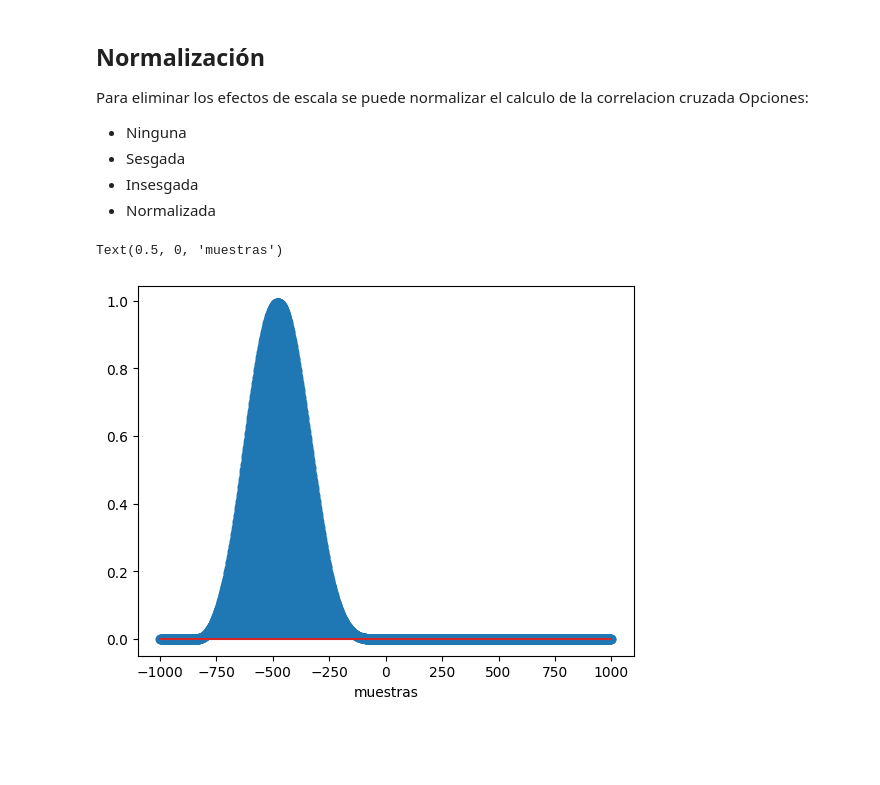
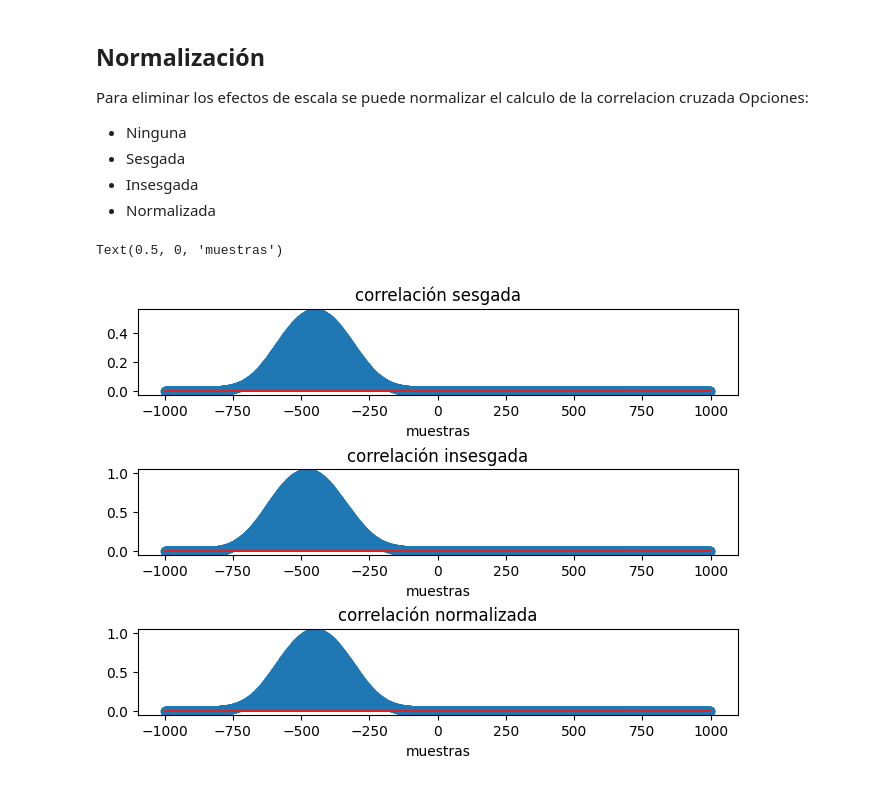
Before and after one commit to nelsonfvt/CyM_PDS, a Jupyter notebook: Teoría/5.Conceptos estadísticos/correlacion.ipynb, the cells around one changed output. Cells and saved outputs as stored; diff of their text form; code cells hidden in the pictures; blank space fills up the shorter version.

```diff
--- a/Teoría/5.Conceptos estadísticos/correlacion.ipynb
+++ b/Teoría/5.Conceptos estadísticos/correlacion.ipynb
@@ -81,28 +86,39 @@ Opciones:
 # %%
 def xcorr_sesgada(xx, yy):
     rxy = signal.correlate(xx,yy)
     lgs = signal.correlation_lags(xx.size,yy.size)
     N = np.size(xx)
     return rxy/N
 
 def xcorr_insesgada(xx, yy):
     rxy = signal.correlate(xx,yy)
     lgs = signal.correlation_lags(xx.size,yy.size)
     N = np.size(xx)
     ks = np.abs(lgs)
     return rxy/(N-ks)
 
 def xcorr_normalized(xx, yy):
     rxy = signal.correlate(xx,yy)
     n_fct = np.linalg.norm(xx) * np.linalg.norm(yy)
     rxy_n = rxy / n_fct
     return rxy_n
 
-rxy_s = xcorr_insesgada(xn, yn1)
+rxy_s = xcorr_sesgada(xn, yn1)
+rxy_b = xcorr_insesgada(xn, yn1)
+rxy_n = xcorr_normalized(xn, yn1)
 
-plt.figure()
-plt.stem(lags,rxy_s)
-plt.xlabel('muestras')
+fig, axs = plt.subplots(3, 1, constrained_layout=True)
+axs[0].stem(lags, rxy_s)
+axs[0].set_title("correlación sesgada")
+axs[0].set_xlabel("muestras")
+
+axs[1].stem(lags, rxy_b)
+axs[1].set_title("correlación insesgada")
+axs[1].set_xlabel("muestras")
+
+axs[2].stem(lags, rxy_n)
+axs[2].set_title("correlación normalizada")
+axs[2].set_xlabel("muestras")
 # %% [output]
 Text(0.5, 0, 'muestras')
-[figure, old version]
+[figure, new version]
```
Also changed, not shown: parts of 4 cells of this notebook.
